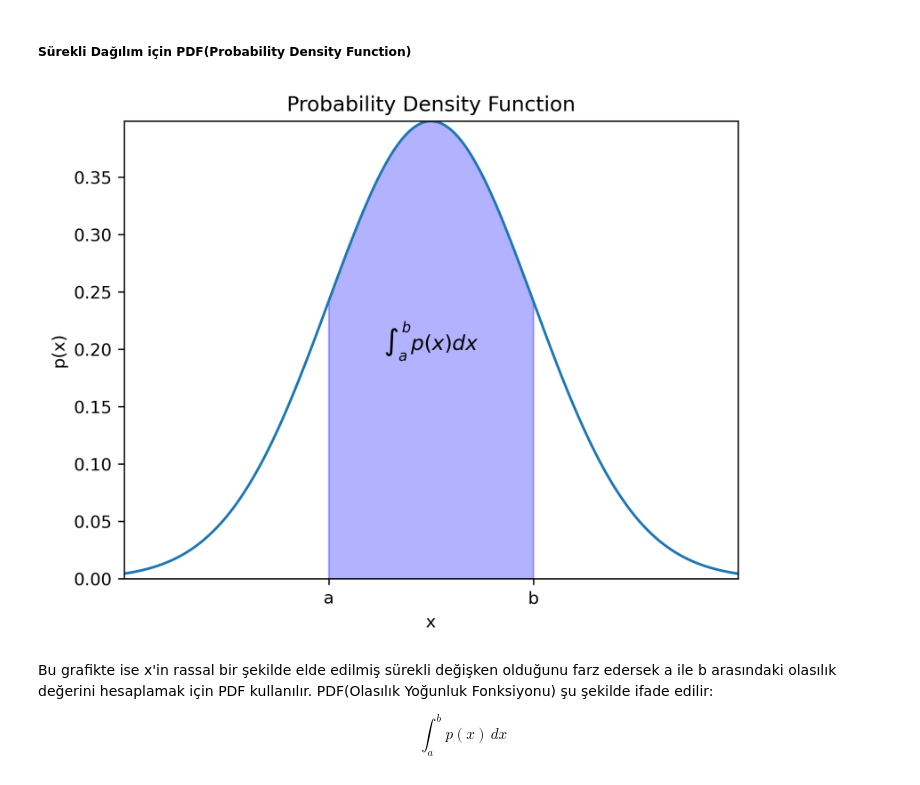
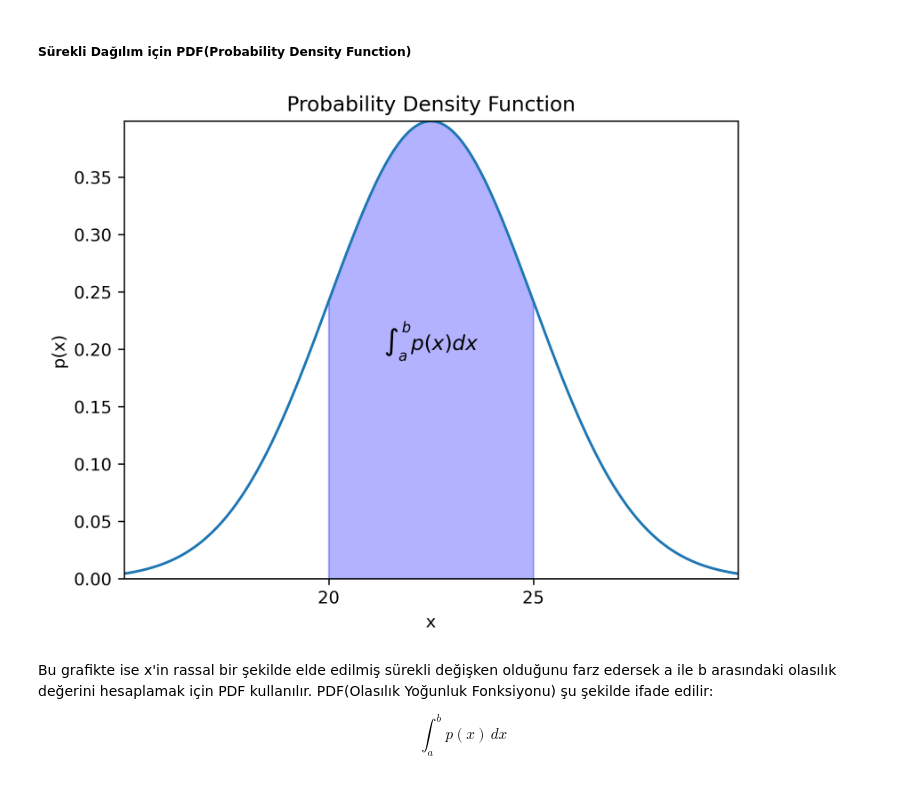
Before and after one commit to fatalerrorist/ds-kitap-ceviri-notlar, a Jupyter notebook: istatistiğe-giriş.ipynb, the cells around one changed output. Drawn from its saved outputs; the diff is of its cells as text; code cells hidden in the pictures.

```diff
--- a/istatistiğe-giriş.ipynb
+++ b/istatistiğe-giriş.ipynb
@@ -207,35 +207,35 @@ import matplotlib.pyplot as plt
 
 def p(x):
     # Normal distribution parameters
     mu = 0
     sigma = 1
 
     # Calculate the PDF
     return 1 / (sigma * np.sqrt(2 * np.pi)) * np.exp(-0.5 * ((x - mu) / sigma) ** 2)
 
 a = -1  # Lower bound of the range
 b = 1   # Upper bound of the range
 
 x = np.linspace(-3, 3, 1000)
 y = p(x)
 
 fig, ax = plt.subplots(dpi=300)
 ax.plot(x, y)
 ax.fill_between(x, y, where=((x >= a) & (x <= b)), alpha=0.3, color='blue')  # Fill the range [a, b] with blue color
 ax.text(0.5 * (a + b), 0.5 * np.max(y), r'$\int_{a}^{b} p(x)dx$', horizontalalignment='center', fontsize=12)
 
 ax.set_xticks([a, b])  # Set the x-axis ticks to only show a and b
-ax.set_xticklabels(['a', 'b'])  # Set the tick labels as 'a' and 'b'
+ax.set_xticklabels(['20', '25'])  # Set the tick labels as 'a' and 'b'
 
 ax.set_xlim([-3, 3])  # Set the x-axis limits to [-3, 3]
 ax.set_ylim([0, np.max(y)])  # Set the y-axis limits based on the maximum value of the PDF
 
 plt.xlabel('x')
 plt.ylabel('p(x)')
 plt.title('Probability Density Function')
 plt.show()
 # %% [output]
-[figure, old version]
+[figure, new version]
 # %% [markdown]
 Bu grafikte ise x'in rassal bir şekilde elde edilmiş sürekli değişken olduğunu farz edersek a ile b arasındaki olasılık değerini hesaplamak için PDF kullanılır. PDF(Olasılık Yoğunluk Fonksiyonu) şu şekilde ifade edilir:
 
```
Also changed, not shown: parts of 12 cells of this notebook.
